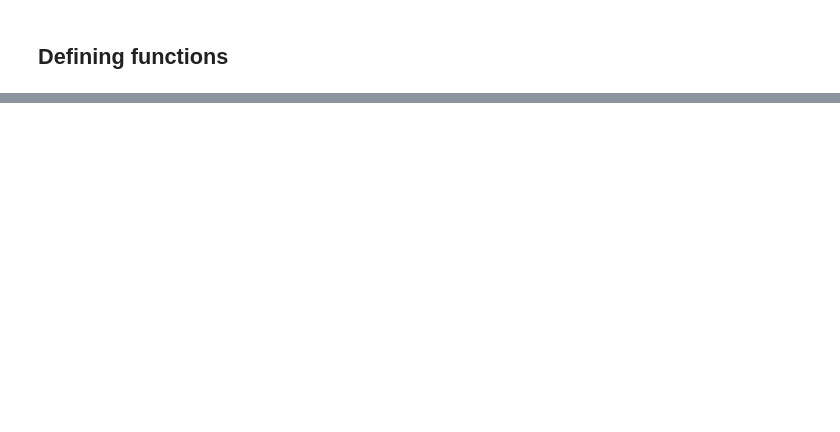
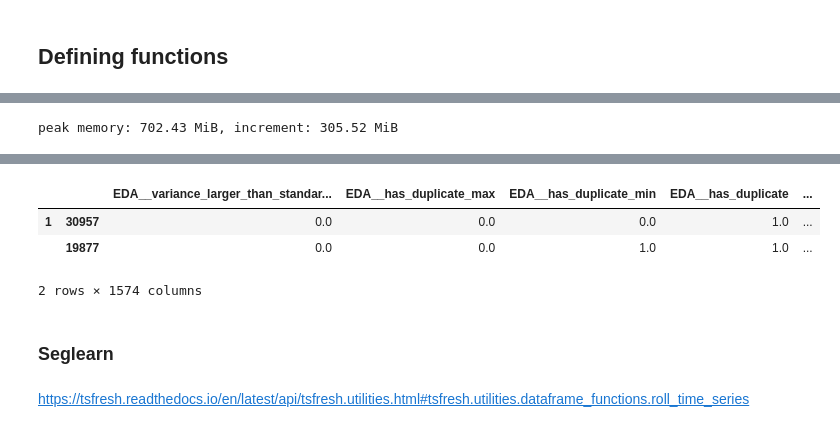
Before and after one commit to predict-idlab/tsflex, a Jupyter notebook: example.ipynb, the cells around one changed output, grey strips where cells are left out. Drawn from its saved outputs; the diff is of its cells as text; code cells hidden in the pictures; blank space fills up the shorter version.

```diff
--- a/example.ipynb
+++ b/example.ipynb
@@ -277,0 +392,5 @@ feature_extraction = FeatureCollection(feature_desc_list=[gsr_feat_extr, tmp_fea
+# %%
+%%memit
+tsf_feats = extract_features(tsf_out.drop(columns="timestamp"), column_id="id")
+# %% [output]
+peak memory: 702.43 MiB, increment: 305.52 MiB
@@ -277,0 +399,13 @@ feature_extraction = FeatureCollection(feature_desc_list=[gsr_feat_extr, tmp_fea
+# %%
+%%time
+extract_features(
+    roll_time_series(
+        df_gsr_id.reset_index(drop=True),
+        column_id="id",
+        max_timeshift=window,
+        min_timeshift=window,
+        rolling_direction=stride,
+    ).drop(columns="timestamp"),
+    column_id="id",
+).sample(2)
+# %% [output]
@@ -277,0 +414,8 @@ feature_extraction = FeatureCollection(feature_desc_list=[gsr_feat_extr, tmp_fea
+|  |  | EDA__variance_larger_than_standar... | EDA__has_duplicate_max | EDA__has_duplicate_min | EDA__has_duplicate | ... |
+| 1 | 30957 | 0.0 | 0.0 | 0.0 | 1.0 | ... |
+|  | 19877 | 0.0 | 0.0 | 1.0 | 1.0 | ... |
+2 rows × 1574 columns
+# %% [markdown]
+### Seglearn
+# %% [markdown]
+https://tsfresh.readthedocs.io/en/latest/api/tsfresh.utilities.html#tsfresh.utilities.dataframe_functions.roll_time_series
```
Also changed, not shown: parts of 86 cells of this notebook, 3 other files.
